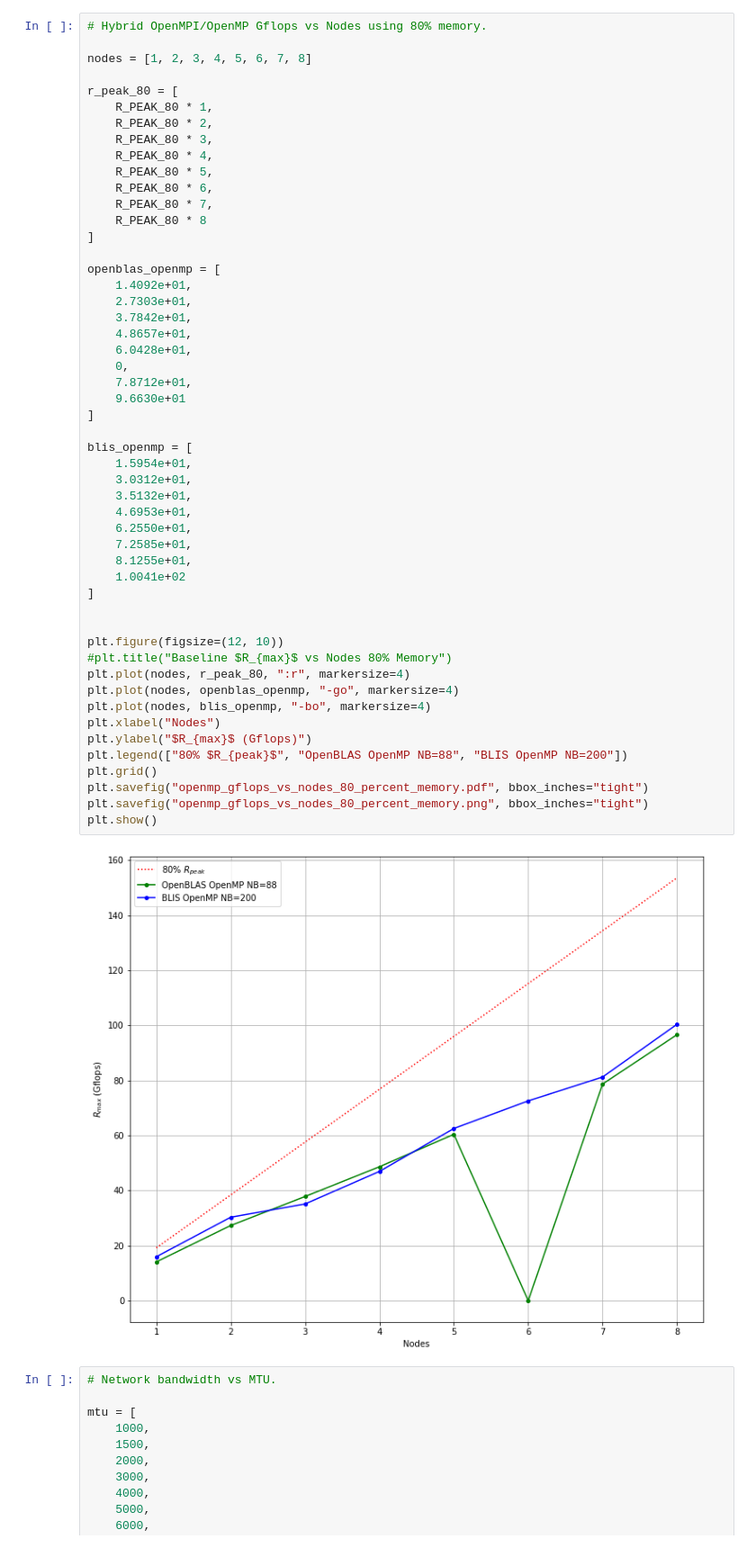
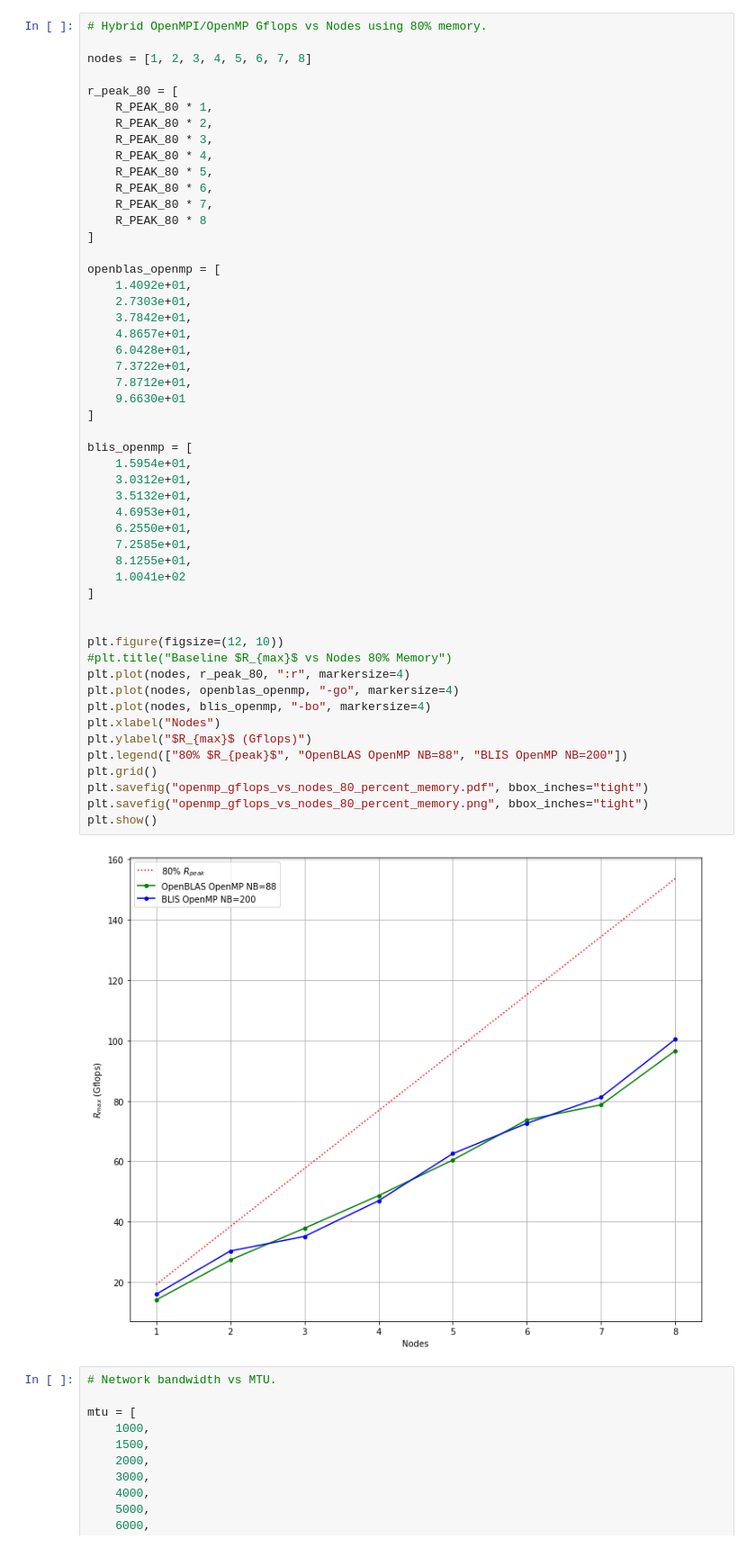
Before and after one commit to johnduffymsc/dissertation, a Jupyter notebook: picluster.ipynb, the cells around one changed output. Shown: that part at 90% size. Drawn from its saved outputs; the diff is of its cells as text.

```diff
--- a/picluster.ipynb
+++ b/picluster.ipynb
@@ -761,37 +761,37 @@ openblas_openmp = [
     3.7842e+01,
     4.8657e+01,
     6.0428e+01,
-    0,
+    7.3722e+01,
     7.8712e+01,
     9.6630e+01
 ]
 
 blis_openmp = [
     1.5954e+01,
     3.0312e+01,
     3.5132e+01,
     4.6953e+01,
     6.2550e+01,
     7.2585e+01,
     8.1255e+01,
     1.0041e+02
 ]
 
 
 plt.figure(figsize=(12, 10))
 #plt.title("Baseline $R_{max}$ vs Nodes 80% Memory")
 plt.plot(nodes, r_peak_80, ":r", markersize=4)
 plt.plot(nodes, openblas_openmp, "-go", markersize=4)
 plt.plot(nodes, blis_openmp, "-bo", markersize=4)
 plt.xlabel("Nodes")
 plt.ylabel("$R_{max}$ (Gflops)")
 plt.legend(["80% $R_{peak}$", "OpenBLAS OpenMP NB=88", "BLIS OpenMP NB=200"])
 plt.grid()
 plt.savefig("openmp_gflops_vs_nodes_80_percent_memory.pdf", bbox_inches="tight")
 plt.savefig("openmp_gflops_vs_nodes_80_percent_memory.png", bbox_inches="tight")
 plt.show()
 # %% [output]
-[figure, old version]
+[figure, new version]
 # %%
 # Network bandwidth vs MTU.
 
```
Also changed, not shown: 2 other files.
